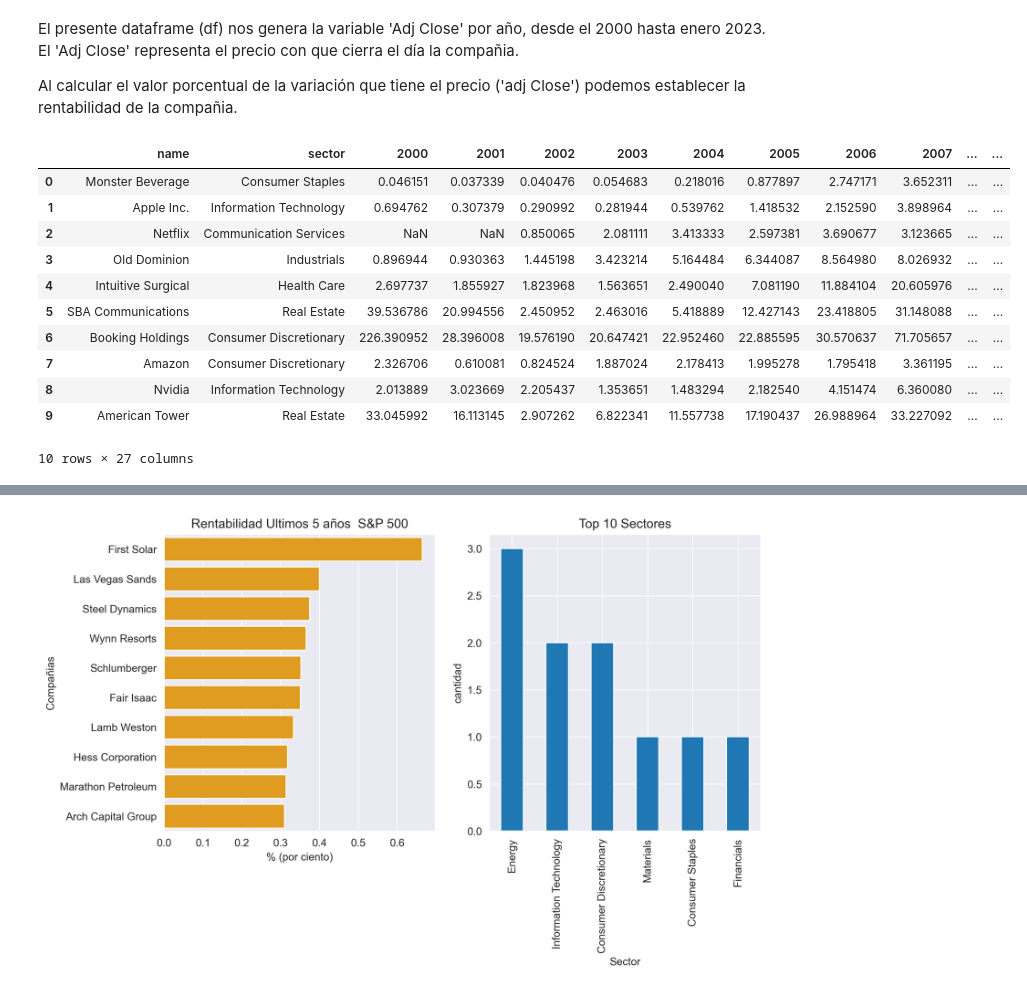
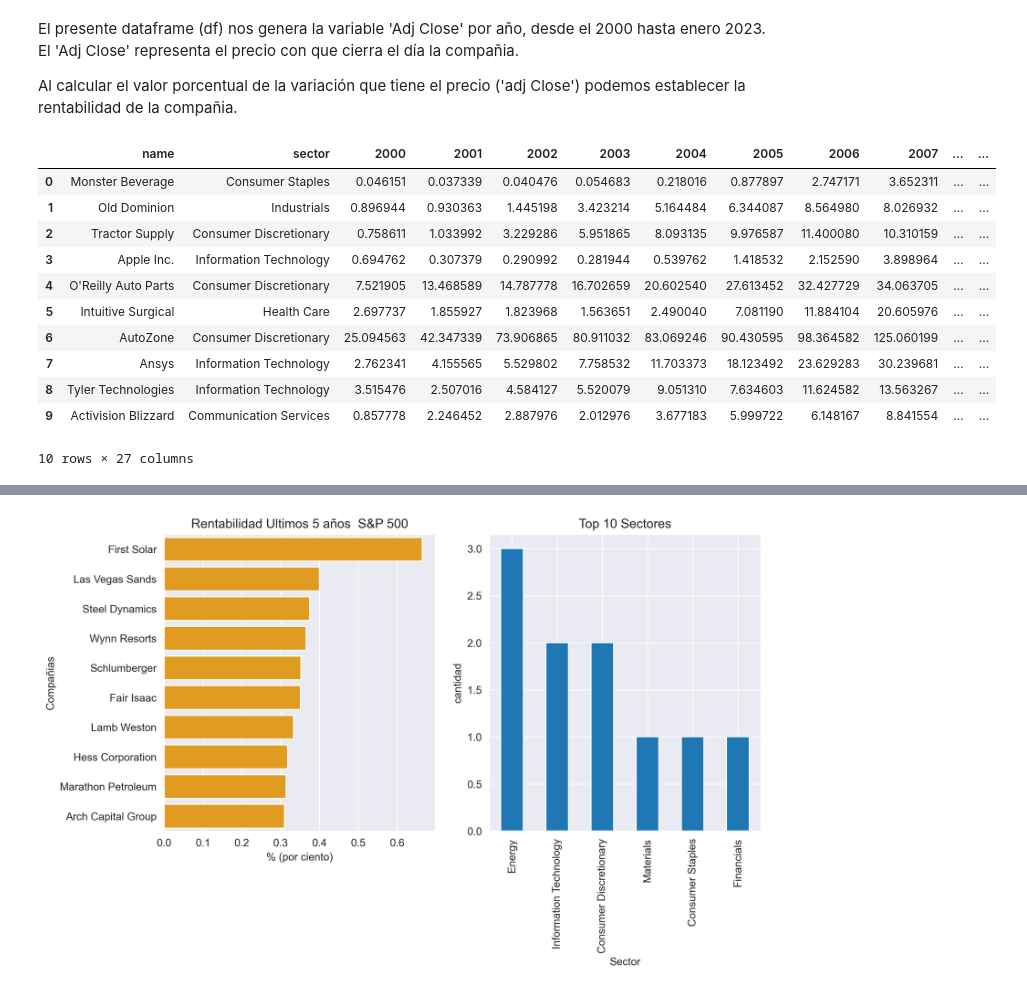
Before and after one commit to jospinoponce/AnalisisDeMercadoSP500, a Jupyter notebook: Notebooks/2.EDA_report.ipynb, the cells around one changed output, grey strips where cells are left out. Saved outputs shown, nothing was run; the diff lists cells and outputs as text; code cells hidden in the pictures.

```diff
--- a/Notebooks/2.EDA_report.ipynb
+++ b/Notebooks/2.EDA_report.ipynb
@@ -143,31 +143,31 @@ Al calcular el valor porcentual de la variación que tiene el precio ('adj Close
 # %%
 # RENTABILIDAD HISTORICA DEL AÑO 2000 AL 2023 (Top 10)
 
 # Se toma las variables a analizar a travez de sus indices de columnas
 df1_5 = df.iloc[:, [1, 3] + list(range(4, 28))]
 
 
 df1_5 = df1_5.rename(columns={df.columns[27]: 'año_23'})
 
-# Se calcula en una nueva variable el 'pct_change' que representa a el promedio de
-df1_5['pct_change'] = df1_5.iloc[:, [4,25]].pct_change(axis='columns')['año_23']
+# Se calcula la variable el 'pct_change'
+df1_5['pct_change'] = df1_5.iloc[:, [2,25]].pct_change(axis='columns')['año_23']
 
 # Se ordena el dataframe descendentemente en 'pct_change'
 df1_5=df1_5.sort_values(by='pct_change', ascending=False).head(10).reset_index(drop=True)
 
 df1_5
 # %% [output]
 |  | name | sector | 2000 | 2001 | 2002 | 2003 | 2004 | 2005 | 2006 | 2007 | ... | ... |
 | 0 | Monster Beverage | Consumer Staples | 0.046151 | 0.037339 | 0.040476 | 0.054683 | 0.218016 | 0.877897 | 2.747171 | 3.652311 | ... | ... |
-| 1 | Apple Inc. | Information Technology | 0.694762 | 0.307379 | 0.290992 | 0.281944 | 0.539762 | 1.418532 | 2.152590 | 3.898964 | ... | ... |
-| 2 | Netflix | Communication Services | NaN | NaN | 0.850065 | 2.081111 | 3.413333 | 2.597381 | 3.690677 | 3.123665 | ... | ... |
-| 3 | Old Dominion | Industrials | 0.896944 | 0.930363 | 1.445198 | 3.423214 | 5.164484 | 6.344087 | 8.564980 | 8.026932 | ... | ... |
-| 4 | Intuitive Surgical | Health Care | 2.697737 | 1.855927 | 1.823968 | 1.563651 | 2.490040 | 7.081190 | 11.884104 | 20.605976 | ... | ... |
-| 5 | SBA Communications | Real Estate | 39.536786 | 20.994556 | 2.450952 | 2.463016 | 5.418889 | 12.427143 | 23.418805 | 31.148088 | ... | ... |
-| 6 | Booking Holdings | Consumer Discretionary | 226.390952 | 28.396008 | 19.576190 | 20.647421 | 22.952460 | 22.885595 | 30.570637 | 71.705657 | ... | ... |
-| 7 | Amazon | Consumer Discretionary | 2.326706 | 0.610081 | 0.824524 | 1.887024 | 2.178413 | 1.995278 | 1.795418 | 3.361195 | ... | ... |
-| 8 | Nvidia | Information Technology | 2.013889 | 3.023669 | 2.205437 | 1.353651 | 1.483294 | 2.182540 | 4.151474 | 6.360080 | ... | ... |
-| 9 | American Tower | Real Estate | 33.045992 | 16.113145 | 2.907262 | 6.822341 | 11.557738 | 17.190437 | 26.988964 | 33.227092 | ... | ... |
+| 1 | Old Dominion | Industrials | 0.896944 | 0.930363 | 1.445198 | 3.423214 | 5.164484 | 6.344087 | 8.564980 | 8.026932 | ... | ... |
+| 2 | Tractor Supply | Consumer Discretionary | 0.758611 | 1.033992 | 3.229286 | 5.951865 | 8.093135 | 9.976587 | 11.400080 | 10.310159 | ... | ... |
+| 3 | Apple Inc. | Information Technology | 0.694762 | 0.307379 | 0.290992 | 0.281944 | 0.539762 | 1.418532 | 2.152590 | 3.898964 | ... | ... |
+| 4 | O'Reilly Auto Parts | Consumer Discretionary | 7.521905 | 13.468589 | 14.787778 | 16.702659 | 20.602540 | 27.613452 | 32.427729 | 34.063705 | ... | ... |
+| 5 | Intuitive Surgical | Health Care | 2.697737 | 1.855927 | 1.823968 | 1.563651 | 2.490040 | 7.081190 | 11.884104 | 20.605976 | ... | ... |
+| 6 | AutoZone | Consumer Discretionary | 25.094563 | 42.347339 | 73.906865 | 80.911032 | 83.069246 | 90.430595 | 98.364582 | 125.060199 | ... | ... |
+| 7 | Ansys | Information Technology | 2.762341 | 4.155565 | 5.529802 | 7.758532 | 11.703373 | 18.123492 | 23.629283 | 30.239681 | ... | ... |
+| 8 | Tyler Technologies | Information Technology | 3.515476 | 2.507016 | 4.584127 | 5.520079 | 9.051310 | 7.634603 | 11.624582 | 13.563267 | ... | ... |
+| 9 | Activision Blizzard | Communication Services | 0.857778 | 2.246452 | 2.887976 | 2.012976 | 3.677183 | 5.999722 | 6.148167 | 8.841554 | ... | ... |
 10 rows × 27 columns
 # %%
 # Se crea subplot
```
Also changed, not shown: parts of 6 cells of this notebook, 1 other file.
